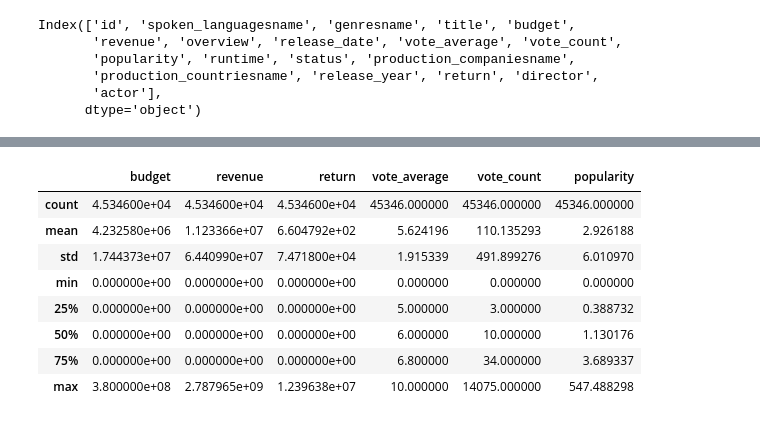
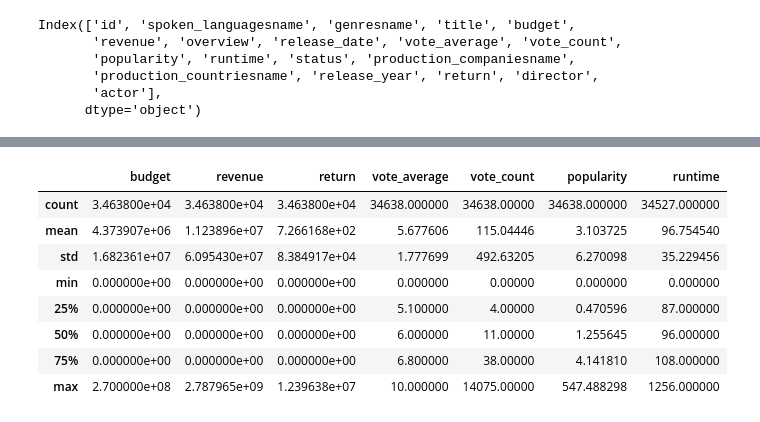
Before and after one commit to gastorellano/Proyect_MLOps, a Jupyter notebook: Notebooks/EDA.ipynb, the cells around one changed output, grey strips where cells are left out. Drawn from its saved outputs; the diff is of its cells as text; code cells hidden in the pictures.

Commit message:
Análisis estadístico de variables numéricas

```diff
--- a/Notebooks/EDA.ipynb
+++ b/Notebooks/EDA.ipynb
@@ -301,0 +357,36 @@ Index(['id', 'spoken_languagesname', 'genresname', 'title', 'budget',
+# %%
+#Se crea una función para identificar y eliminar filas que no contengan un patrón del alfabeto latino en determinada
+# columna.
+def filtrarTexto(df, columna):
+    """
+    Se determina un patrón alfabético, numérico y de caracteres especiales.
+    La función analiza la coincidencia con esos campos y, si sólo si hay coincidencia lo incorpora al DataFrame
+    de retorno. Previo, se realiza una limpieza de los caracteres inusuales en la columna especificada.
+    Se esperan dos parámeteros:
+    df (pd.DataFrame): El DataFrame original luego de la union
+    columna (str): El nombre de la columna a evaluar.
+    Retorna un DataFrame con las filas cuyo título tenga alfabeto latino.
+    """
+    # Definir el patrón regex para títulos que contienen solo caracteres romanos y algunos caracteres especiales
+    permitido = re.compile(r'^[A-Za-z0-9$#@!¡?¿ ]+$') #Usamos la función compile de la galería 're'. Esa función
+    # toma un "patrón" de búsqueda y lo prepara para poder usarlo rápidamente.
+    #El patrón permitido comprende las letras de la A a la Z (en mayúscula y minúscula), los 10 dígitos numéricos y
+    #Los caracteres especiales indicados.
+
+    # Ahora creamos un filtro, y un nuevo dataset en el que se aplique.
+    filtro = df[columna].apply(lambda x: bool(permitido.match(str(x))))
+    df_depurado = df.loc[filtro].copy()
+    #Esta función verifica si el valor de cada registro, luego de ser convertido a texto con str, coincide con el patrón permitido.
+
+    df_depurado.loc[:, columna] = df_depurado[columna].str.replace(r'^,+', '', regex=True)
+    df_depurado.loc[:, columna] = df_depurado[columna].str.replace(r'^[?,]+', '', regex=True).str.strip(',')
+    #Luego de aplicar el filtro, en muchas cadenas se observan comas (,), signos de interrogación (?) u otros.
+    #Este fragmento realiza primero un reemplazo por caracteres vacíos, y luego el método strip para limpiarlos.
+
+    return df_depurado
+# %%
+
+# La función puede aplicarse a cualquier columna de texto (str), pero considerando nuestro sistema de recomendación,
+#las modificaciones se realizan sobre la base de otros idiomas o alfabetos que consten en 'title'.
+df = filtrarTexto(df, 'title')
+df.head()
@@ -302,12 +405,12 @@ Index(['id', 'spoken_languagesname', 'genresname', 'title', 'budget',
 # %%
-df[['budget','revenue','return','vote_average','vote_count','popularity']].describe() #Sólo numéricos
+df[['budget','revenue','return','vote_average','vote_count','popularity', 'runtime']].describe() #Analizamos características generales de las variables numéricas
 # %% [output]
-|  | budget | revenue | return | vote_average | vote_count | popularity |
-| count | 4.534600e+04 | 4.534600e+04 | 4.534600e+04 | 45346.000000 | 45346.000000 | 45346.000000 |
-| mean | 4.232580e+06 | 1.123366e+07 | 6.604792e+02 | 5.624196 | 110.135293 | 2.926188 |
-| std | 1.744373e+07 | 6.440990e+07 | 7.471800e+04 | 1.915339 | 491.899276 | 6.010970 |
-| min | 0.000000e+00 | 0.000000e+00 | 0.000000e+00 | 0.000000 | 0.000000 | 0.000000 |
-| 25% | 0.000000e+00 | 0.000000e+00 | 0.000000e+00 | 5.000000 | 3.000000 | 0.388732 |
-| 50% | 0.000000e+00 | 0.000000e+00 | 0.000000e+00 | 6.000000 | 10.000000 | 1.130176 |
-| 75% | 0.000000e+00 | 0.000000e+00 | 0.000000e+00 | 6.800000 | 34.000000 | 3.689337 |
-| max | 3.800000e+08 | 2.787965e+09 | 1.239638e+07 | 10.000000 | 14075.000000 | 547.488298 |
+|  | budget | revenue | return | vote_average | vote_count | popularity | runtime |
+| count | 3.463800e+04 | 3.463800e+04 | 3.463800e+04 | 34638.000000 | 34638.00000 | 34638.000000 | 34527.000000 |
+| mean | 4.373907e+06 | 1.123896e+07 | 7.266168e+02 | 5.677606 | 115.04446 | 3.103725 | 96.754540 |
+| std | 1.682361e+07 | 6.095430e+07 | 8.384917e+04 | 1.777699 | 492.63205 | 6.270098 | 35.229456 |
+| min | 0.000000e+00 | 0.000000e+00 | 0.000000e+00 | 0.000000 | 0.00000 | 0.000000 | 0.000000 |
+| 25% | 0.000000e+00 | 0.000000e+00 | 0.000000e+00 | 5.100000 | 4.00000 | 0.470596 | 87.000000 |
+| 50% | 0.000000e+00 | 0.000000e+00 | 0.000000e+00 | 6.000000 | 11.00000 | 1.255645 | 96.000000 |
+| 75% | 0.000000e+00 | 0.000000e+00 | 0.000000e+00 | 6.800000 | 38.00000 | 4.141810 | 108.000000 |
+| max | 2.700000e+08 | 2.787965e+09 | 1.239638e+07 | 10.000000 | 14075.00000 | 547.488298 | 1256.000000 |
```
Also changed, not shown: parts of 25 cells of this notebook.
